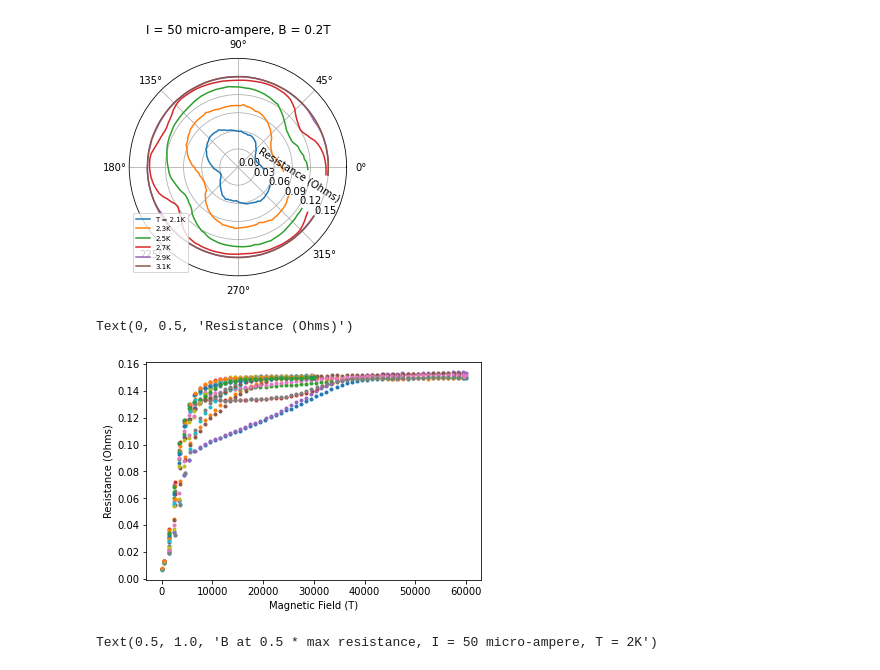
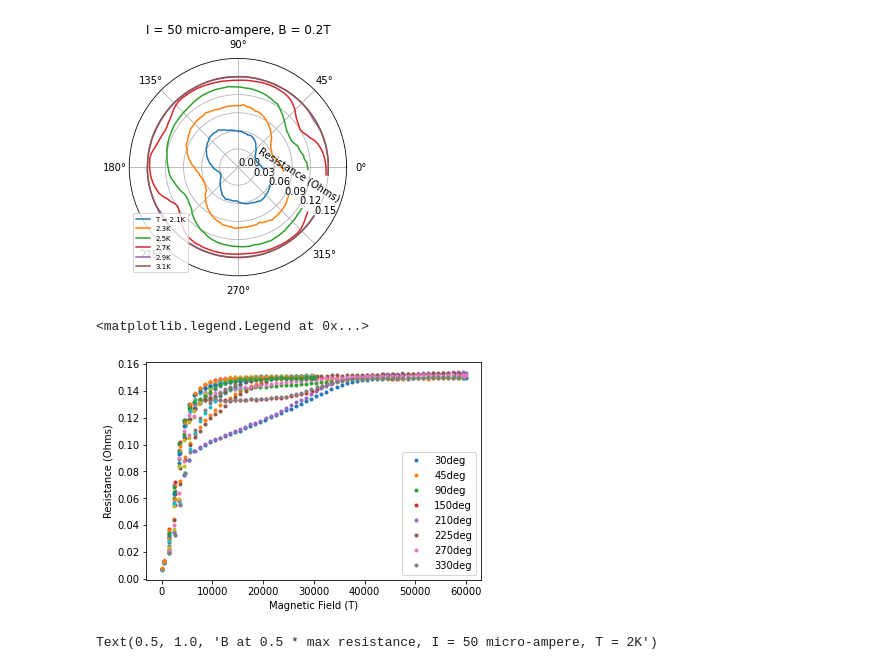
Before and after one commit to DerkNiessink/research-practicum, a Jupyter notebook: research.ipynb, the cells around one changed output. Saved outputs shown, nothing was run; the diff lists cells and outputs as text; code cells hidden in the pictures.

Commit message:
added labels to R,B-graph

```diff
--- a/research.ipynb
+++ b/research.ipynb
@@ -193,22 +193,25 @@ positions.pop('345deg', None)
 # %%
 import matplotlib.pyplot as plt
 
 
 fig = plt.figure()
+
 for angle in positions:
-
     field = []
     resis = []
     for item in positions[angle]:
         field.append(item[0])
         resis.append(item[1])
-
-    plt.plot(field, resis, "o", markersize = 3)
+    if list(positions.keys()).index(angle)< 8:
+        plt.plot(field, resis, "o", markersize = 3, label = angle)
+    else:
+        plt.plot(field, resis, "o", markersize = 3)
 plt.xlabel("Magnetic Field (T)")
 plt.ylabel("Resistance (Ohms)")
+plt.legend(loc = "best")
 # %% [output]
-Text(0, 0.5, 'Resistance (Ohms)')
+<matplotlib.legend.Legend at 0x...>
-[figure, old version]
+[figure, new version]
 # %%
 bc2s =[]
 angles_bc2 =[]
```
